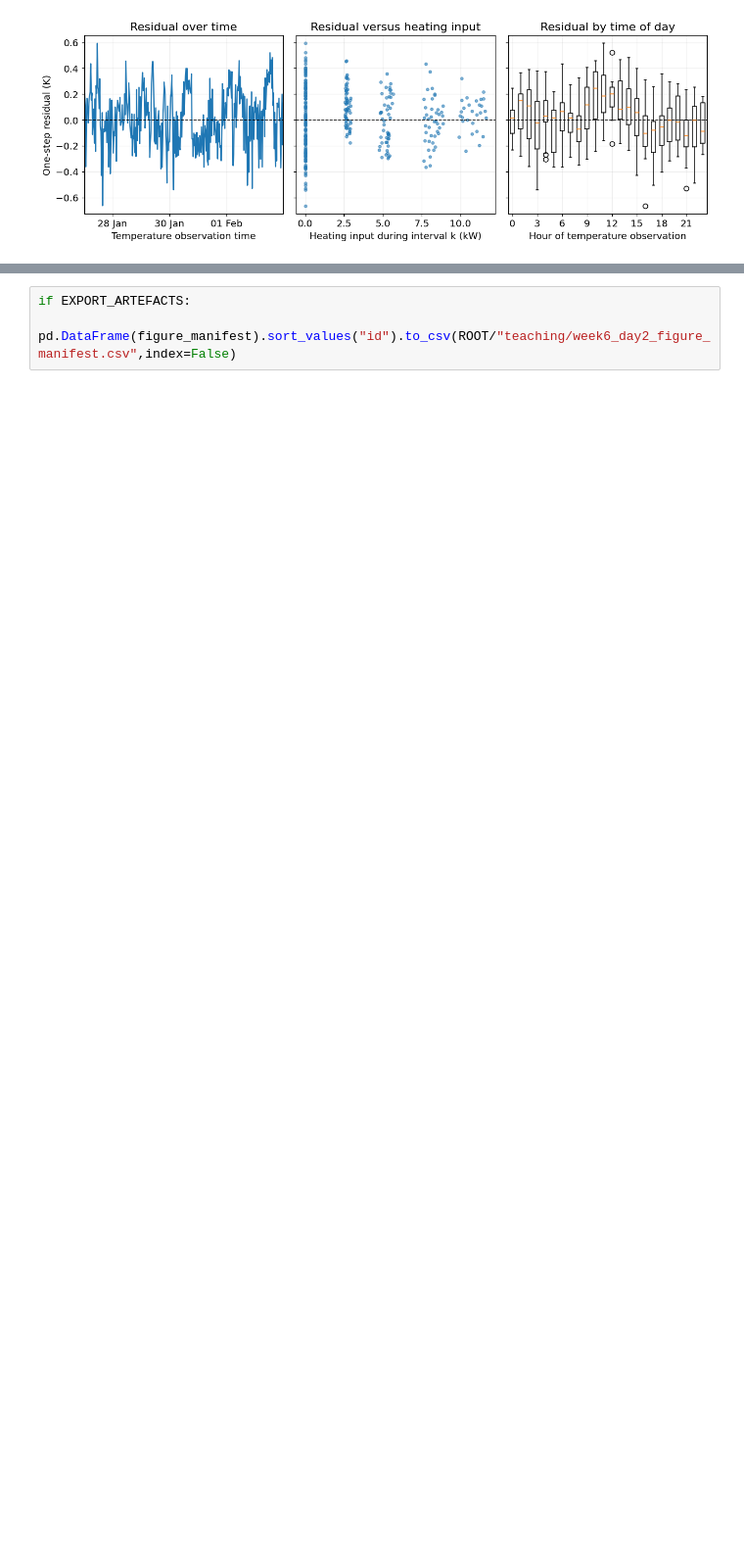
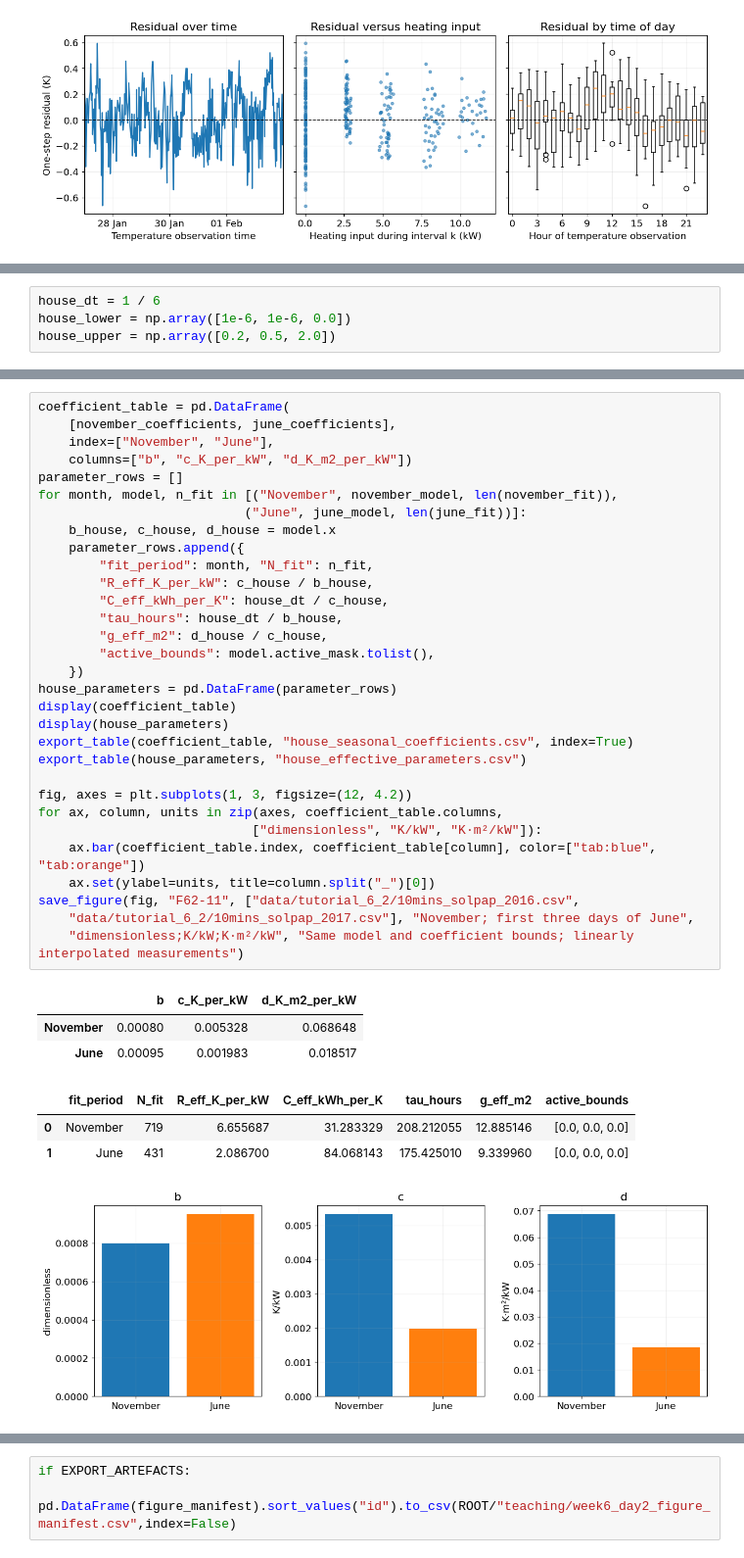
Before and after one commit to akylasstrat/BENV0169_26-27, a Jupyter notebook: tutorial_6_2_rc_model_identification_solution.ipynb, the cells around one changed output, grey strips where cells are left out. Shown at 98% size. Cells and saved outputs as stored; diff of their text form; blank space fills up the shorter version.

```diff
--- a/tutorial_6_2_rc_model_identification_solution.ipynb
+++ b/tutorial_6_2_rc_model_identification_solution.ipynb
@@ -720,0 +631,4 @@ export_table(house_scores,"house_scores.csv");export_table(house_segments,"house
+# %%
+house_dt = 1 / 6
+house_lower = np.array([1e-6, 1e-6, 0.0])
+house_upper = np.array([0.2, 0.5, 2.0])
@@ -720,0 +644,39 @@ export_table(house_scores,"house_scores.csv");export_table(house_segments,"house
+# %%
+coefficient_table = pd.DataFrame(
+    [november_coefficients, june_coefficients],
+    index=["November", "June"],
+    columns=["b", "c_K_per_kW", "d_K_m2_per_kW"])
+parameter_rows = []
+for month, model, n_fit in [("November", november_model, len(november_fit)),
+                           ("June", june_model, len(june_fit))]:
+    b_house, c_house, d_house = model.x
+    parameter_rows.append({
+        "fit_period": month, "N_fit": n_fit,
+        "R_eff_K_per_kW": c_house / b_house,
+        "C_eff_kWh_per_K": house_dt / c_house,
+        "tau_hours": house_dt / b_house,
+        "g_eff_m2": d_house / c_house,
+        "active_bounds": model.active_mask.tolist(),
+    })
+house_parameters = pd.DataFrame(parameter_rows)
+display(coefficient_table)
+display(house_parameters)
+export_table(coefficient_table, "house_seasonal_coefficients.csv", index=True)
+export_table(house_parameters, "house_effective_parameters.csv")
+
+fig, axes = plt.subplots(1, 3, figsize=(12, 4.2))
+for ax, column, units in zip(axes, coefficient_table.columns,
+                            ["dimensionless", "K/kW", "K·m²/kW"]):
+    ax.bar(coefficient_table.index, coefficient_table[column], color=["tab:blue", "tab:orange"])
+    ax.set(ylabel=units, title=column.split("_")[0])
+save_figure(fig, "F62-11", ["data/tutorial_6_2/10mins_solpap_2016.csv",
+    "data/tutorial_6_2/10mins_solpap_2017.csv"], "November; first three days of June",
+    "dimensionless;K/kW;K·m²/kW", "Same model and coefficient bounds; linearly interpolated measurements")
+# %% [output]
+|  | b | c_K_per_kW | d_K_m2_per_kW |
+| November | 0.00080 | 0.005328 | 0.068648 |
+| June | 0.00095 | 0.001983 | 0.018517 |
+|  | fit_period | N_fit | R_eff_K_per_kW | C_eff_kWh_per_K | tau_hours | g_eff_m2 | active_bounds |
+| 0 | November | 719 | 6.655687 | 31.283329 | 208.212055 | 12.885146 | [0.0, 0.0, 0.0] |
+| 1 | June | 431 | 2.086700 | 84.068143 | 175.425010 | 9.339960 | [0.0, 0.0, 0.0] |
+[figure, added]
```
Also changed, not shown: parts of 46 cells of this notebook, 6 other files.
